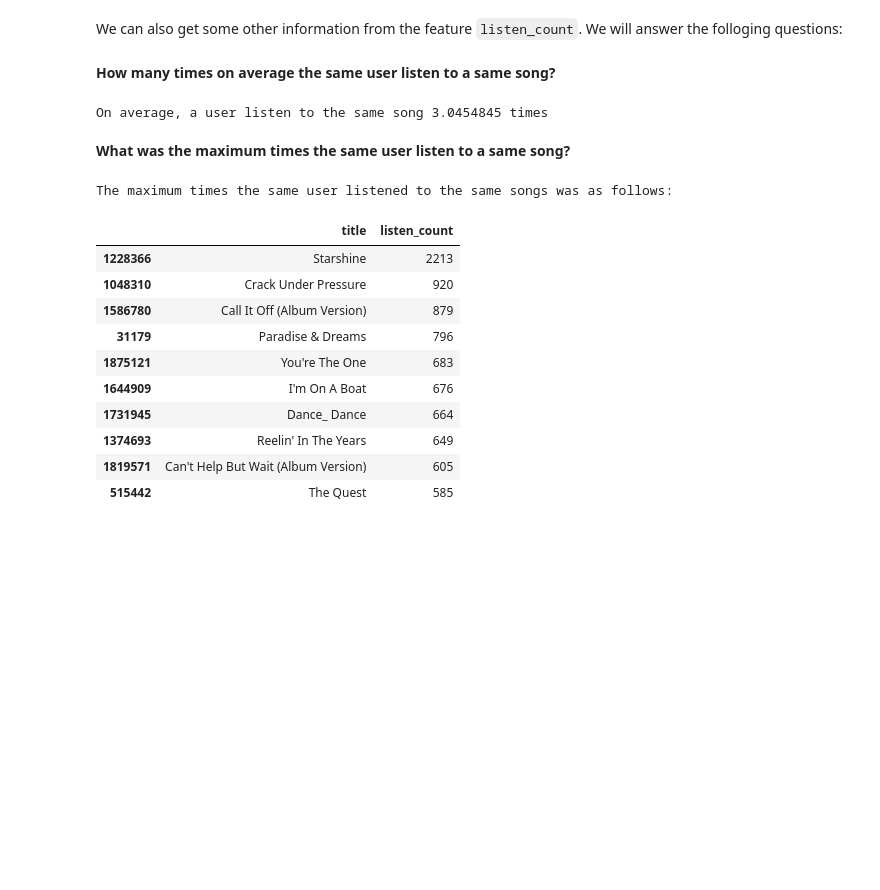
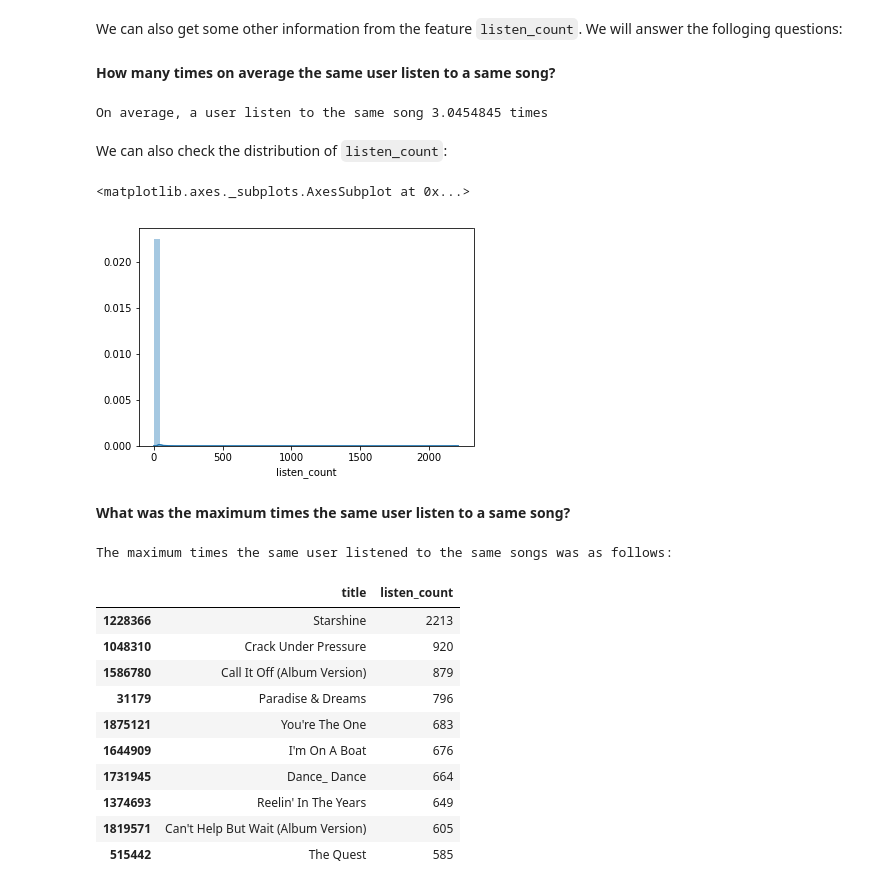
Before and after one commit to ugis22/music_recommender, a Jupyter notebook: music_recommender.ipynb, the cells around one changed output. Cells and saved outputs as stored; diff of their text form; code cells hidden in the pictures; blank space fills up the shorter version.

```diff
--- a/music_recommender.ipynb
+++ b/music_recommender.ipynb
@@ -172,6 +179,13 @@ We can also get some other information from the feature `listen_count`. We will
 print(f"On average, a user listen to the same song {songs['listen_count'].mean()} times")
 # %% [output]
 On average, a user listen to the same song 3.0454845 times
+# %% [markdown]
+We can also check the distribution of `listen_count`:
+# %%
+sns.distplot(songs['listen_count'])
+# %% [output]
+<matplotlib.axes._subplots.AxesSubplot at 0x...>
+[figure, added]
 # %% [markdown]
 **What was the maximum times the same user listen to a same song?**
 # %%
```
Also changed, not shown: parts of 9 cells of this notebook.
